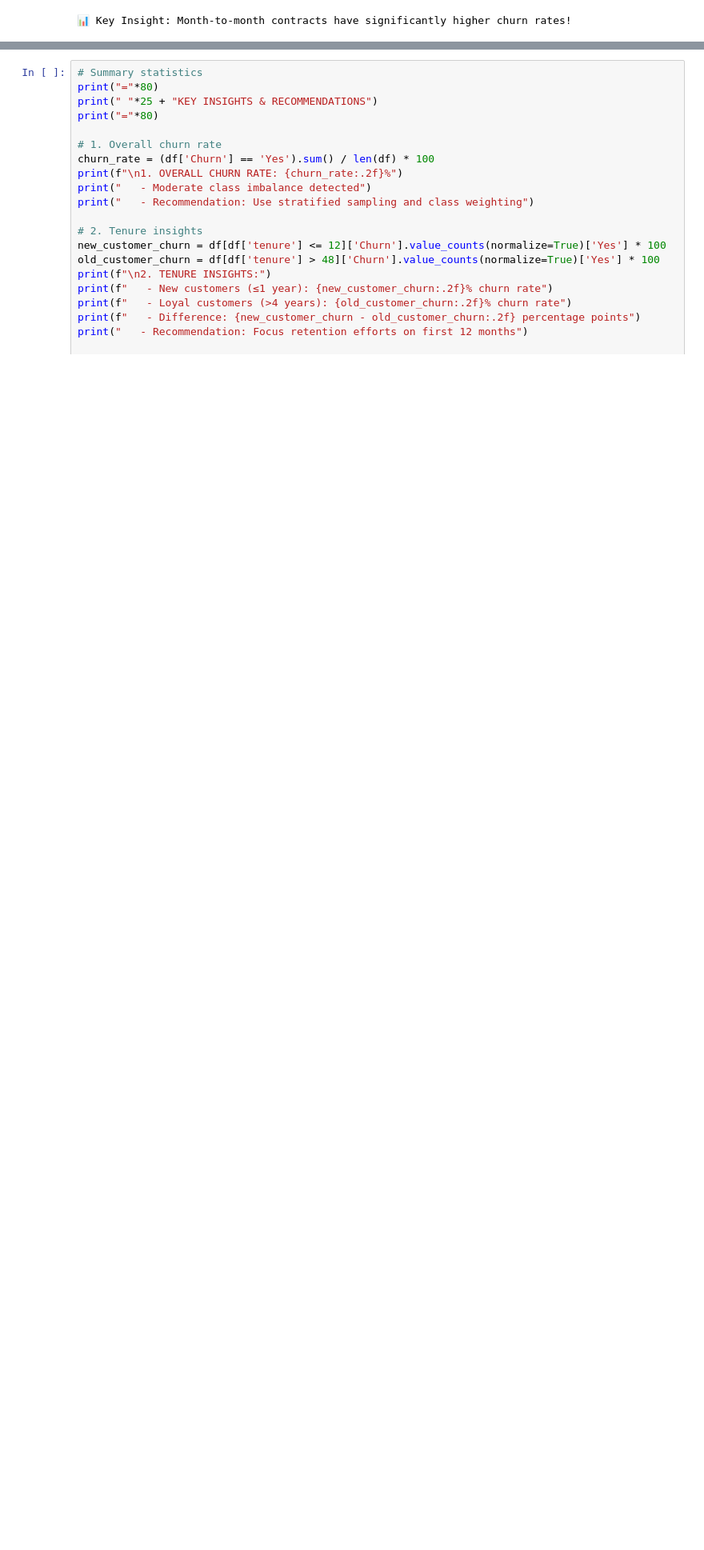
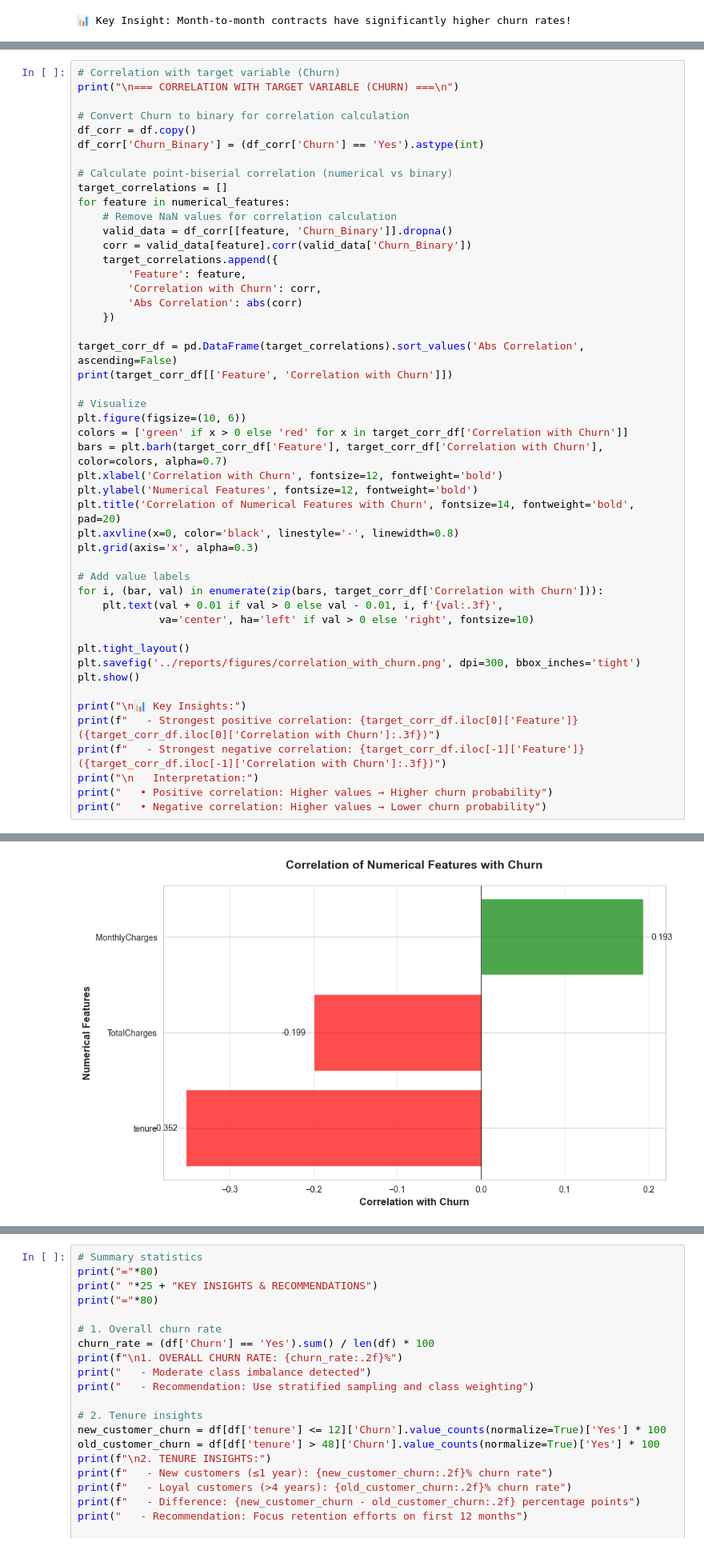
Before and after one commit to samintisar/customer-churn-prediction, a Jupyter notebook: notebooks/01_eda.ipynb, the cells around one changed output, grey strips where cells are left out. Shown at 80% size. Saved outputs shown, nothing was run; the diff lists cells and outputs as text; blank space fills up the shorter version.

```diff
--- a/notebooks/01_eda.ipynb
+++ b/notebooks/01_eda.ipynb
@@ -539,0 +713,49 @@ Churn Rate by Contract Type:
+# %%
+# Correlation with target variable (Churn)
+print("\n=== CORRELATION WITH TARGET VARIABLE (CHURN) ===\n")
+
+# Convert Churn to binary for correlation calculation
+df_corr = df.copy()
+df_corr['Churn_Binary'] = (df_corr['Churn'] == 'Yes').astype(int)
+
+# Calculate point-biserial correlation (numerical vs binary)
+target_correlations = []
+for feature in numerical_features:
+    # Remove NaN values for correlation calculation
+    valid_data = df_corr[[feature, 'Churn_Binary']].dropna()
+    corr = valid_data[feature].corr(valid_data['Churn_Binary'])
+    target_correlations.append({
+        'Feature': feature,
+        'Correlation with Churn': corr,
+        'Abs Correlation': abs(corr)
+    })
+
+target_corr_df = pd.DataFrame(target_correlations).sort_values('Abs Correlation', ascending=False)
+print(target_corr_df[['Feature', 'Correlation with Churn']])
+
+# Visualize
+plt.figure(figsize=(10, 6))
+colors = ['green' if x > 0 else 'red' for x in target_corr_df['Correlation with Churn']]
+bars = plt.barh(target_corr_df['Feature'], target_corr_df['Correlation with Churn'], color=colors, alpha=0.7)
+plt.xlabel('Correlation with Churn', fontsize=12, fontweight='bold')
+plt.ylabel('Numerical Features', fontsize=12, fontweight='bold')
+plt.title('Correlation of Numerical Features with Churn', fontsize=14, fontweight='bold', pad=20)
+plt.axvline(x=0, color='black', linestyle='-', linewidth=0.8)
+plt.grid(axis='x', alpha=0.3)
+
+# Add value labels
+for i, (bar, val) in enumerate(zip(bars, target_corr_df['Correlation with Churn'])):
+    plt.text(val + 0.01 if val > 0 else val - 0.01, i, f'{val:.3f}',
+             va='center', ha='left' if val > 0 else 'right', fontsize=10)
+
+plt.tight_layout()
+plt.savefig('../reports/figures/correlation_with_churn.png', dpi=300, bbox_inches='tight')
+plt.show()
+
+print("\n📊 Key Insights:")
+print(f"   - Strongest positive correlation: {target_corr_df.iloc[0]['Feature']} ({target_corr_df.iloc[0]['Correlation with Churn']:.3f})")
+print(f"   - Strongest negative correlation: {target_corr_df.iloc[-1]['Feature']} ({target_corr_df.iloc[-1]['Correlation with Churn']:.3f})")
+print("\n   Interpretation:")
+print("   • Positive correlation: Higher values → Higher churn probability")
+print("   • Negative correlation: Higher values → Lower churn probability")
+# %% [output]
@@ -539,0 +768 @@ Churn Rate by Contract Type:
+[figure, added]
```
Also changed, not shown: parts of 22 cells of this notebook, 6 other files.
